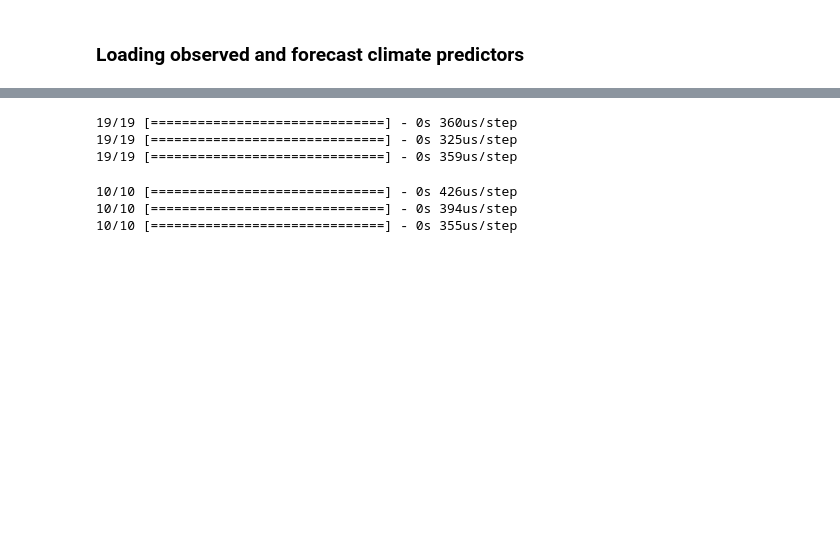
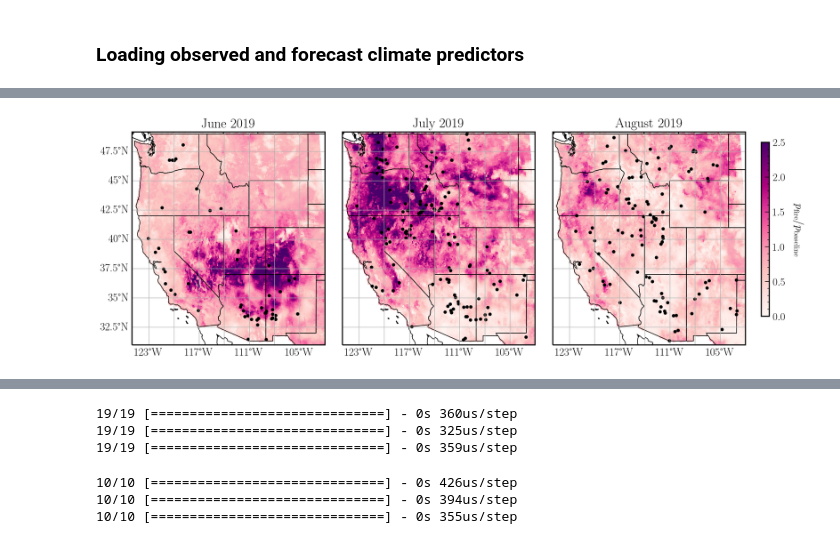
Before and after one commit to jtbuch/SEASFire, a Jupyter notebook: scripts/seas_fire_forecasts.ipynb, the cells around one changed output, grey strips where cells are left out. Drawn from its saved outputs; the diff is of its cells as text; code cells hidden in the pictures; blank space fills up the shorter version.

```diff
--- a/scripts/seas_fire_forecasts.ipynb
+++ b/scripts/seas_fire_forecasts.ipynb
@@ -74,6 +121,12 @@ cols_default = plt.rcParams['axes.prop_cycle'].by_key()['color']
 # %%
 # load in data frame with observed climate, vegetation, and human predictors
 
-clim_df= pd.read_hdf('../data/clim_fire_freq_12km_w2022_data.h5')
+rescale_flag= True
+clim_df= pd.read_hdf('../data/clim_fire_freq_12km_w2022_rescaled_data.h5')
 clim_df.loc[clim_df[clim_df.fire_freq > 1].index, 'fire_freq']= np.ones(len(clim_df[clim_df.fire_freq > 1].index), dtype= np.int64)
+
+# also load in wildfire_df
+
+wildfire_df= pd.read_hdf('../data/firelist/wildfire_df_wumi2_modis.h5', key= 'df')
+wildfire_df['fire_month']= (wildfire_df['final_year']*12 + wildfire_df['final_month']) - (1984*12 + 1) # no. of months since 1984-01
 # %%
@@ -132,0 +218,76 @@ X_pred_test_df= X_pred_test_df.drop(columns=['Solar', 'Ant_Tmax', 'RH', 'Ant_RH'
+# %%
+freq_id= '08_07_23'
+seed= 654
+
+pred_prob_baseline= xarray.open_dataarray('../sav_files/ssf_pred_files/pred_prob_xarr_rs_%s'%freq_id + '_%d_'%seed + 'obs_baseline.nc')
+pred_prob_xarr_baseline= pred_prob_baseline.mean(dim= 'month')
+pred_prob_xarr_jun_baseline= pred_prob_baseline[::3, :, :].mean(dim= 'month')
+pred_prob_xarr_jul_baseline= pred_prob_baseline[1::3, :, :].mean(dim= 'month')
+pred_prob_xarr_aug_baseline= pred_prob_baseline[2::3, :, :].mean(dim= 'month')
+# %%
+plot_yr= 2019
+pred_prob_xarr= xarray.open_dataarray('../sav_files/ssf_pred_files/pred_prob_xarr_rs_%s'%freq_id + '_%d_'%seed + 'obs_%s.nc'%plot_yr)
+n_fires_jun_yr= len(wildfire_df[wildfire_df['fire_month'] == (plot_yr - 1984)*12 +5])
+n_fires_jul_yr= len(wildfire_df[wildfire_df['fire_month'] == (plot_yr - 1984)*12 +6])
+n_fires_aug_yr= len(wildfire_df[wildfire_df['fire_month'] == (plot_yr - 1984)*12 +7])
+n_fires_jun_baseline= len(wildfire_df[wildfire_df['fire_month'].isin(np.arange(209, 426, 12))])/20
+n_fires_jul_baseline= len(wildfire_df[wildfire_df['fire_month'].isin(np.arange(210, 427, 12))])/20
+n_fires_aug_baseline= len(wildfire_df[wildfire_df['fire_month'].isin(np.arange(211, 428, 12))])/20
+lat_long_fire_grid= coord_transform(pred_prob_xarr['X'][:].data, pred_prob_xarr['Y'][:].data, input_crs= 'EPSG:5070', output_crs= 'EPSG:4326')
+
+extent = [-125, -102, 31, 49]
+central_lon = np.mean(extent[:2])
+central_lat = np.mean(extent[2:])
+fig= plt.figure(figsize=(18, 10))
+gs = fig.add_gridspec(4, 6)
+
+ax= fig.add_subplot(gs[0:4, 0:2], projection=ccrs.PlateCarree())
+ax.set_extent(extent);
+ax.add_feature(cfeature.LAND, edgecolor='black', facecolor= 'white');
+ax.add_feature(cfeature.STATES, edgecolor='black');
+CS= ax.pcolormesh(lat_long_fire_grid[0], lat_long_fire_grid[1], 10**(np.log10(pred_prob_xarr[0, :, :]) - np.log10(pred_prob_xarr_jun_baseline) - np.log10(n_fires_jun_baseline/n_fires_jun_yr)), vmin= 0, vmax= 2.5, cmap=plt.cm.RdPu)
+ax.scatter(wildfire_df[wildfire_df['fire_month'] == (plot_yr - 1984)*12 +5]['final_lon'], wildfire_df[wildfire_df['fire_month'] == (plot_yr - 1984)*12 + 5]['final_lat'], c= 'black', s= 20, transform=ccrs.PlateCarree())
+#cax= fig.add_axes([ax.get_position().x0, ax.get_position().y0 - 0.1, ax.get_position().width, 0.02])
+gl= ax.gridlines(draw_labels=True);
+gl.xlabel_style = {'size': 18, 'color': 'black'}
+gl.ylabel_style = {'size': 18, 'color': 'black'}
+gl.top_labels = False
+gl.right_labels = False
+ax.set_aspect(1.4/1)
+ax.set_title(r'June %d'%plot_yr, fontsize= 22);
+
+ax1= fig.add_subplot(gs[0:4, 2:4], projection=ccrs.PlateCarree())
+ax1.set_extent(extent);
+ax1.add_feature(cfeature.LAND, edgecolor='black', facecolor= 'white');
+ax1.add_feature(cfeature.STATES, edgecolor='black');
+CS1= ax1.pcolormesh(lat_long_fire_grid[0], lat_long_fire_grid[1], 10**(np.log10(pred_prob_xarr[1, :, :]) - np.log10(pred_prob_xarr_jul_baseline) - np.log10(n_fires_jul_baseline/n_fires_jul_yr)), vmin= 0, vmax= 2.5, cmap=plt.cm.RdPu)
+ax1.scatter(wildfire_df[wildfire_df['fire_month'] == (plot_yr - 1984)*12 +6]['final_lon'], wildfire_df[wildfire_df['fire_month'] == (plot_yr - 1984)*12 +6]['final_lat'], c= 'black', s= 20, transform=ccrs.PlateCarree())
+gl1= ax1.gridlines(draw_labels=True);
+gl1.xlabel_style = {'size': 18, 'color': 'black'}
+gl1.ylabel_style = {'size': 18, 'color': 'black'}
+gl1.top_labels = False
+gl1.left_labels = False
+gl1.right_labels = False
+ax1.set_aspect(1.4/1)
+ax1.set_title(r'July %d'%plot_yr, fontsize= 22);
+
+ax2= fig.add_subplot(gs[0:4, 4:6], projection=ccrs.PlateCarree())
+ax2.set_extent(extent);
+ax2.add_feature(cfeature.LAND, edgecolor='black', facecolor= 'white');
+ax2.add_feature(cfeature.STATES, edgecolor='black');
+CS2= ax2.pcolormesh(lat_long_fire_grid[0], lat_long_fire_grid[1], 10**(np.log10(pred_prob_xarr[2, :, :]) - np.log10(pred_prob_xarr_aug_baseline) - np.log10(n_fires_aug_baseline/n_fires_aug_yr)), vmin= 0, vmax= 2.5, cmap=plt.cm.RdPu)
+ax2.scatter(wildfire_df[wildfire_df['fire_month'] == (plot_yr - 1984)*12 + 7]['final_lon'], wildfire_df[wildfire_df['fire_month'] == (plot_yr - 1984)*12 +7]['final_lat'], c= 'black', s= 20, transform=ccrs.PlateCarree())
+cax= fig.add_axes([ax2.get_position().x1 + 0.02, ax2.get_position().y1 - 0.35, 0.01, ax2.get_position().height + 0.05])
+cbar= fig.colorbar(CS2, cax= cax, orientation= 'vertical')
+cbar.set_label(r'$p_{\rm fire}/p_{\rm baseline}$', labelpad= 30, rotation= 270, fontsize= 18)
+gl2= ax2.gridlines(draw_labels=True);
+gl2.xlabel_style = {'size': 18, 'color': 'black'}
+gl2.ylabel_style = {'size': 18, 'color': 'black'}
+gl2.top_labels = False
+gl2.left_labels = False
+gl2.right_labels = False
+ax2.set_aspect(1.4/1)
+ax2.set_title(r'August %d'%plot_yr, fontsize= 22);
+plt.savefig('../plots/smlfire_output/pred_fire_prob_rs_%s'%freq_id + '_%d_'%seed + 'obs_%d.png'%plot_yr, bbox_inches='tight', dpi= 200);
+# %% [output]
+[figure, added]
```
Also changed, not shown: parts of 25 cells of this notebook, 2 other files.
